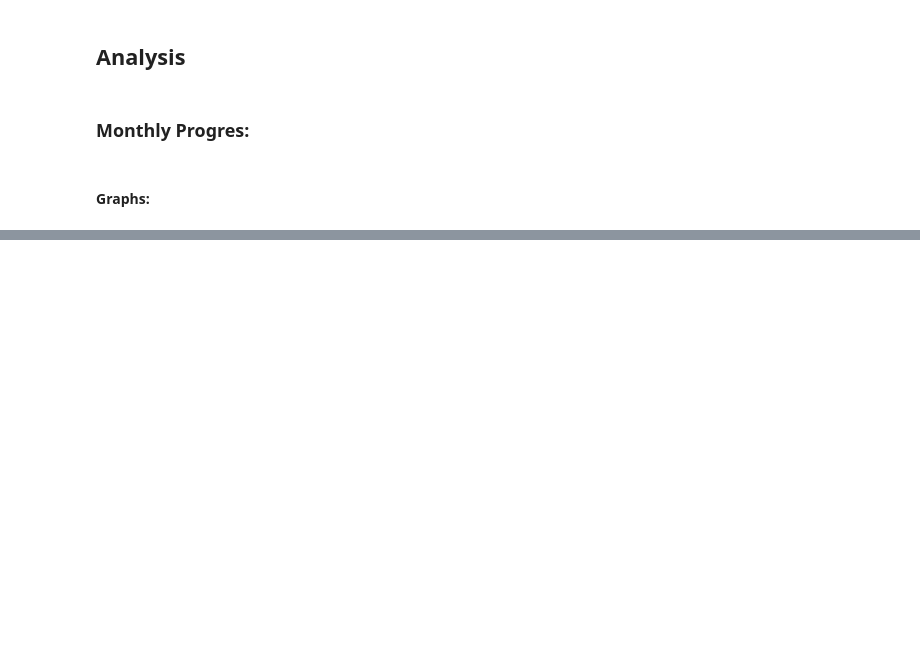
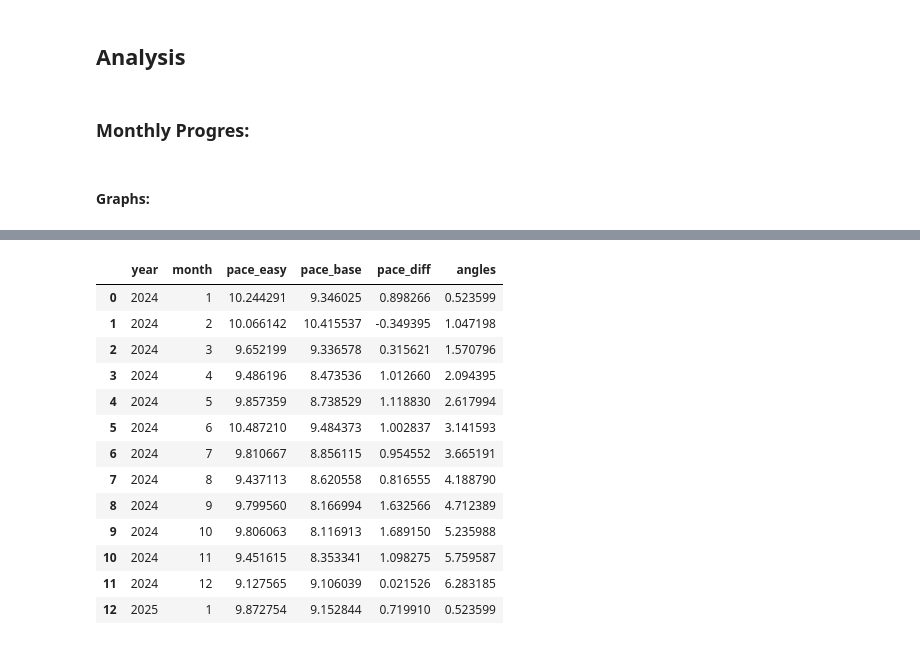
Before and after one commit to cdcb52/2025-Run-Analysis, a Jupyter notebook: Run Analysis 2025.ipynb, the cells around one changed output, grey strips where cells are left out. Saved outputs shown, nothing was run; the diff lists cells and outputs as text; code cells hidden in the pictures; blank space fills up the shorter version.

```diff
--- a/Run Analysis 2025.ipynb
+++ b/Run Analysis 2025.ipynb
@@ -227,4 +237,19 @@ easy_base_compare = ( pd.merge(easy_zone_monthly, base_zone_monthly, on=['year',
                         .assign(pace_diff=lambda x: x['pace_easy'] - x['pace_base'])
     )
 # %%
-easy_base_compare.head(12)
+easy_base_compare.head(20)
+# %% [output]
+|  | year | month | pace_easy | pace_base | pace_diff | angles |
+| 0 | 2024 | 1 | 10.244291 | 9.346025 | 0.898266 | 0.523599 |
+| 1 | 2024 | 2 | 10.066142 | 10.415537 | -0.349395 | 1.047198 |
+| 2 | 2024 | 3 | 9.652199 | 9.336578 | 0.315621 | 1.570796 |
+| 3 | 2024 | 4 | 9.486196 | 8.473536 | 1.012660 | 2.094395 |
+| 4 | 2024 | 5 | 9.857359 | 8.738529 | 1.118830 | 2.617994 |
+| 5 | 2024 | 6 | 10.487210 | 9.484373 | 1.002837 | 3.141593 |
+| 6 | 2024 | 7 | 9.810667 | 8.856115 | 0.954552 | 3.665191 |
+| 7 | 2024 | 8 | 9.437113 | 8.620558 | 0.816555 | 4.188790 |
+| 8 | 2024 | 9 | 9.799560 | 8.166994 | 1.632566 | 4.712389 |
+| 9 | 2024 | 10 | 9.806063 | 8.116913 | 1.689150 | 5.235988 |
+| 10 | 2024 | 11 | 9.451615 | 8.353341 | 1.098275 | 5.759587 |
+| 11 | 2024 | 12 | 9.127565 | 9.106039 | 0.021526 | 6.283185 |
+| 12 | 2025 | 1 | 9.872754 | 9.152844 | 0.719910 | 0.523599 |
```
Also changed, not shown: parts of 9 cells of this notebook, 1 other file.
